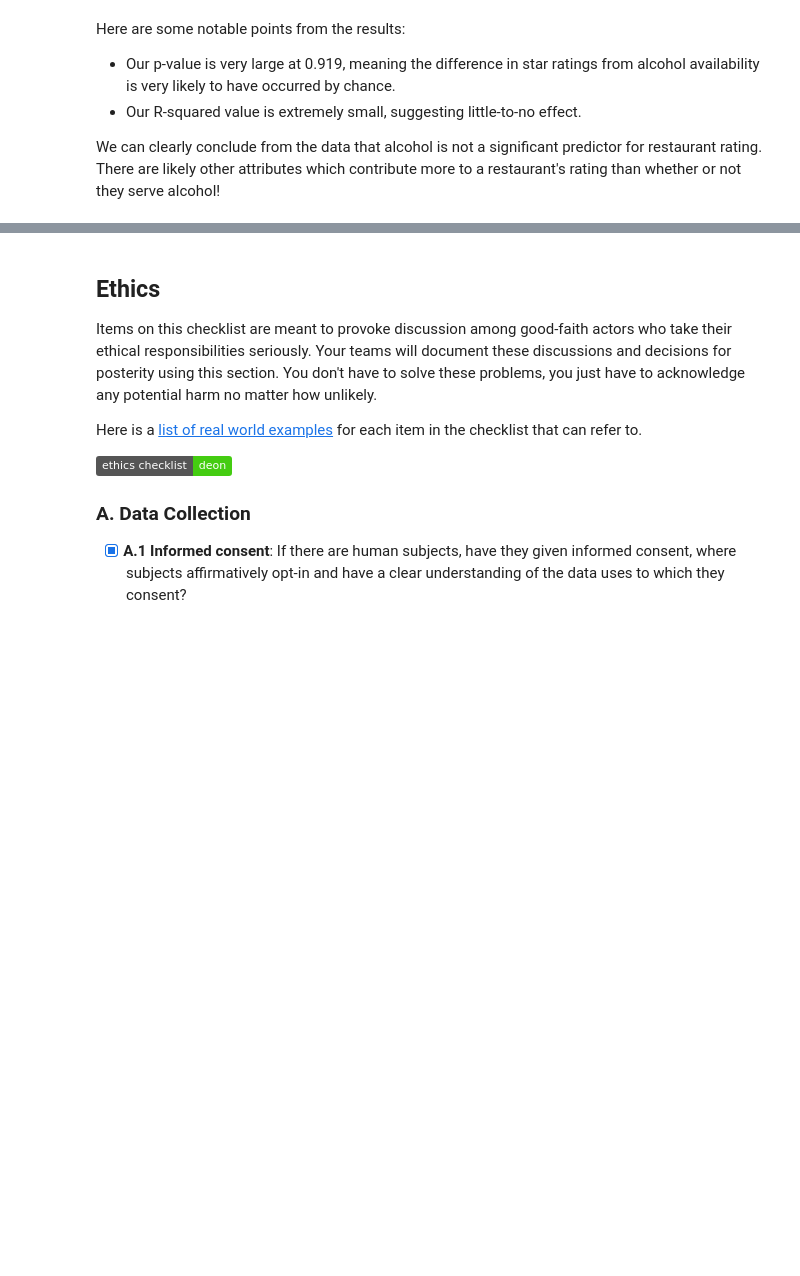
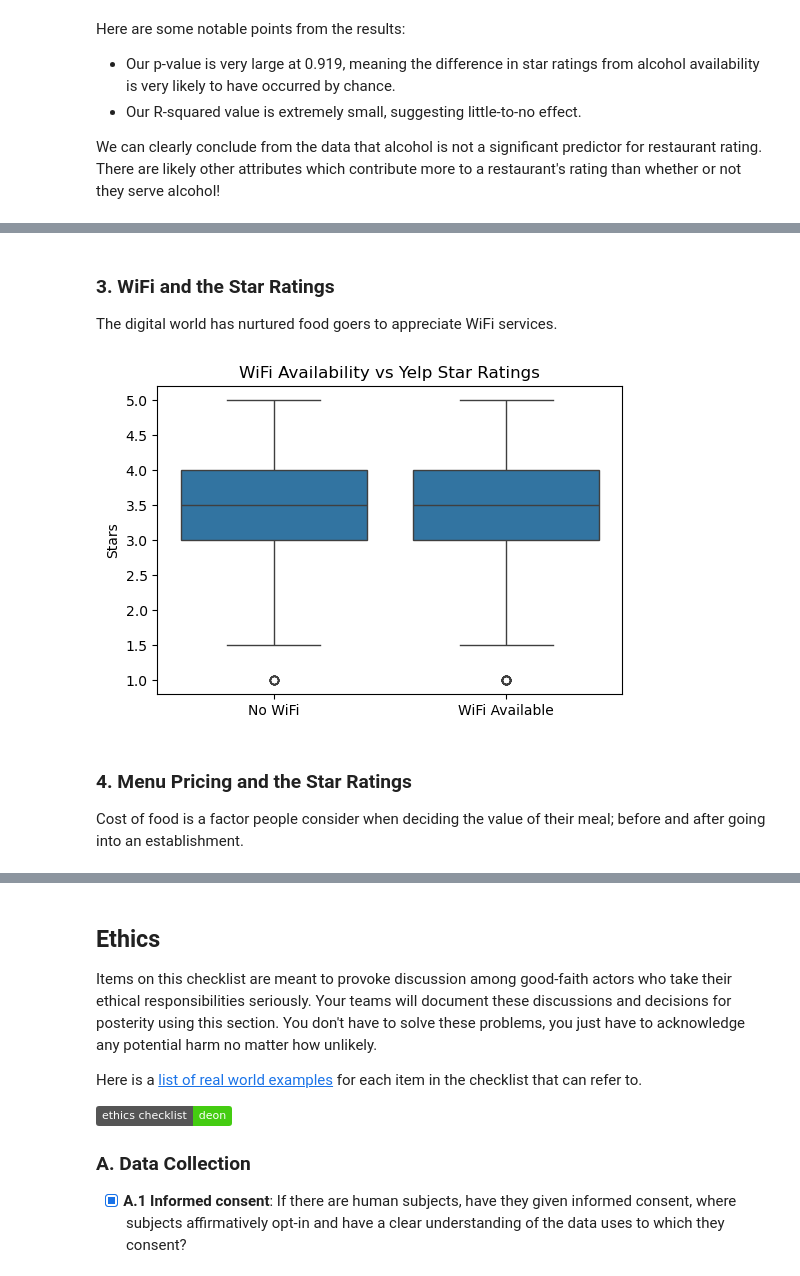
Before and after one commit to COGS108/Group009_WI26, a Jupyter notebook: 02-EDACheckpoint.ipynb, the cells around one changed output, grey strips where cells are left out. Drawn from its saved outputs; the diff is of its cells as text; code cells hidden in the pictures; badges without logos; blank space fills up the shorter version.

Commit message:
last few attribute analyses and debugging runs

```diff
--- a/02-EDACheckpoint.ipynb
+++ b/02-EDACheckpoint.ipynb
@@ -419,0 +490,47 @@ We can clearly conclude from the data that alcohol is not a significant predicto
+# %% [markdown]
+### 3. WiFi and the Star Ratings
+The digital world has nurtured food goers to appreciate WiFi services.
+# %%
+df_wifi = yelp_df.copy()
+
+wifi_col = None
+for c in ["attr_WiFi", "WiFi", "attributes.WiFi", "attributes_WiFi"]:
+    if c in df_wifi.columns:
+        wifi_col = c
+        break
+
+if wifi_col is None:
+    raise KeyError("Couldn't find a WiFi column. Look for a column containing 'WiFi' in yelp_df.columns.")
+
+wifi = df_wifi[wifi_col].astype("string")
+
+wifi_clean = (
+    wifi.str.lower()
+        .str.strip()
+        .str.replace(r"^u'", "", regex=True)     # u'free' -> free'
+        .str.replace("'", "", regex=False)       # remove single quotes
+        .str.replace('"', "", regex=False)       # remove double quotes if any
+        .str.strip()
+)
+
+df_wifi["wifi_available"] = wifi_clean.map({
+    "free": 1,
+    "paid": 1,
+    "no": 0,
+    "none": 0
+})
+
+df_wifi_known = df_wifi.dropna(subset=["wifi_available"]).copy()
+
+plt.figure(figsize=(6,4))
+sns.boxplot(x="wifi_available", y="stars", data=df_wifi_known)
+plt.xticks([0,1], ["No WiFi", "WiFi Available"])
+plt.title("WiFi Availability vs Yelp Star Ratings")
+plt.ylabel("Stars")
+plt.xlabel("")
+plt.show()
+# %% [output]
+[figure, added]
+# %% [markdown]
+### 4. Menu Pricing and the Star Ratings
+Cost of food is a factor people consider when deciding the value of their meal; before and after going into an establishment.
```
Also changed, not shown: parts of 24 cells of this notebook.
